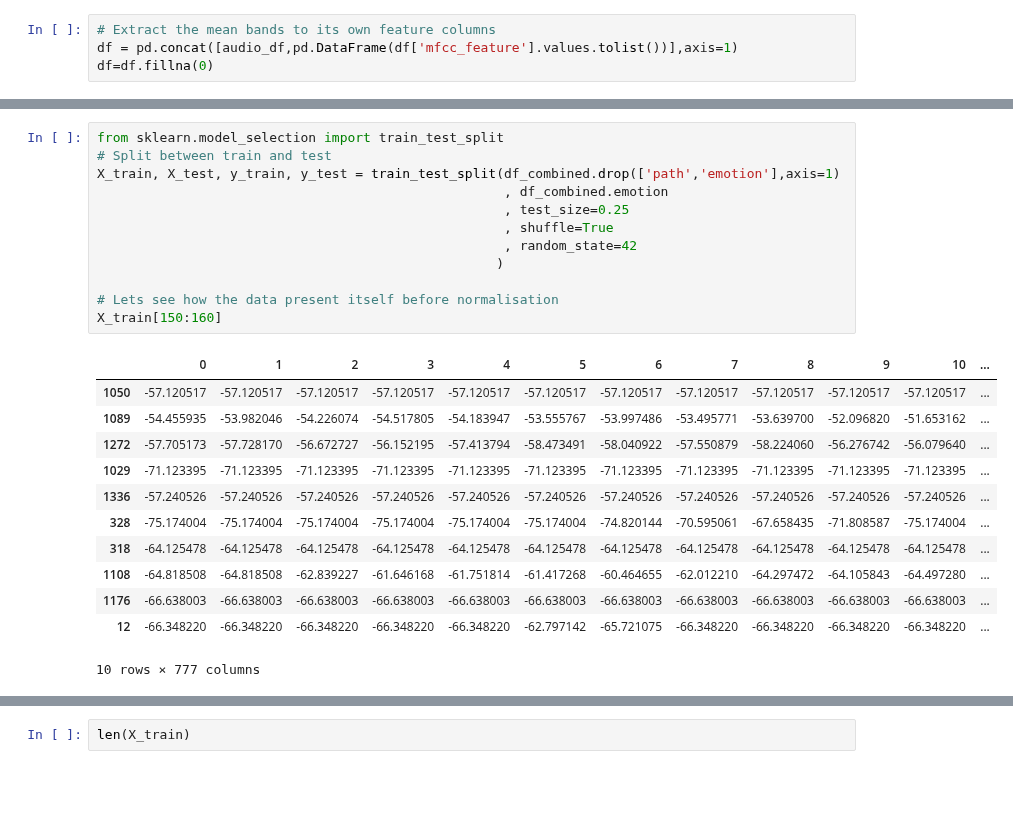
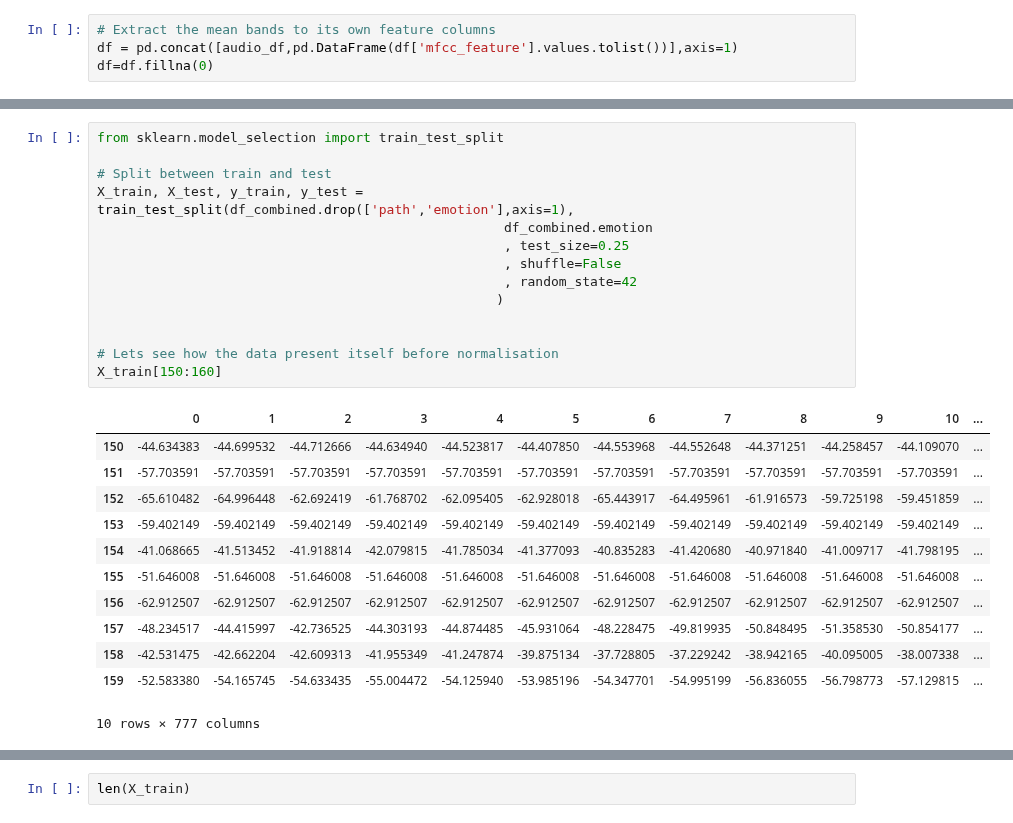
Before and after one commit to mkosaka1/Speech_Emotion_Recognition, a Jupyter notebook: eda_preprocessing.ipynb, the cells around one changed output, grey strips where cells are left out. Drawn from its saved outputs; the diff is of its cells as text; blank space fills up the shorter version.

```diff
--- a/eda_preprocessing.ipynb
+++ b/eda_preprocessing.ipynb
@@ -403,27 +417,29 @@ df=df.fillna(0)
 # %%
 from sklearn.model_selection import train_test_split
+
 # Split between train and test
-X_train, X_test, y_train, y_test = train_test_split(df_combined.drop(['path','emotion'],axis=1)
-                                                    , df_combined.emotion
+X_train, X_test, y_train, y_test = train_test_split(df_combined.drop(['path','emotion'],axis=1),
+                                                    df_combined.emotion
                                                     , test_size=0.25
-                                                    , shuffle=True
+                                                    , shuffle=False
                                                     , random_state=42
                                                    )
 
+
 # Lets see how the data present itself before normalisation
 X_train[150:160]
 # %% [output]
 |  | 0 | 1 | 2 | 3 | 4 | 5 | 6 | 7 | 8 | 9 | 10 | ... |
-| 1050 | -57.120517 | -57.120517 | -57.120517 | -57.120517 | -57.120517 | -57.120517 | -57.120517 | -57.120517 | -57.120517 | -57.120517 | -57.120517 | ... |
-| 1089 | -54.455935 | -53.982046 | -54.226074 | -54.517805 | -54.183947 | -53.555767 | -53.997486 | -53.495771 | -53.639700 | -52.096820 | -51.653162 | ... |
-| 1272 | -57.705173 | -57.728170 | -56.672727 | -56.152195 | -57.413794 | -58.473491 | -58.040922 | -57.550879 | -58.224060 | -56.276742 | -56.079640 | ... |
-| 1029 | -71.123395 | -71.123395 | -71.123395 | -71.123395 | -71.123395 | -71.123395 | -71.123395 | -71.123395 | -71.123395 | -71.123395 | -71.123395 | ... |
-| 1336 | -57.240526 | -57.240526 | -57.240526 | -57.240526 | -57.240526 | -57.240526 | -57.240526 | -57.240526 | -57.240526 | -57.240526 | -57.240526 | ... |
-| 328 | -75.174004 | -75.174004 | -75.174004 | -75.174004 | -75.174004 | -75.174004 | -74.820144 | -70.595061 | -67.658435 | -71.808587 | -75.174004 | ... |
-| 318 | -64.125478 | -64.125478 | -64.125478 | -64.125478 | -64.125478 | -64.125478 | -64.125478 | -64.125478 | -64.125478 | -64.125478 | -64.125478 | ... |
-| 1108 | -64.818508 | -64.818508 | -62.839227 | -61.646168 | -61.751814 | -61.417268 | -60.464655 | -62.012210 | -64.297472 | -64.105843 | -64.497280 | ... |
-| 1176 | -66.638003 | -66.638003 | -66.638003 | -66.638003 | -66.638003 | -66.638003 | -66.638003 | -66.638003 | -66.638003 | -66.638003 | -66.638003 | ... |
-| 12 | -66.348220 | -66.348220 | -66.348220 | -66.348220 | -66.348220 | -62.797142 | -65.721075 | -66.348220 | -66.348220 | -66.348220 | -66.348220 | ... |
+| 150 | -44.634383 | -44.699532 | -44.712666 | -44.634940 | -44.523817 | -44.407850 | -44.553968 | -44.552648 | -44.371251 | -44.258457 | -44.109070 | ... |
+| 151 | -57.703591 | -57.703591 | -57.703591 | -57.703591 | -57.703591 | -57.703591 | -57.703591 | -57.703591 | -57.703591 | -57.703591 | -57.703591 | ... |
+| 152 | -65.610482 | -64.996448 | -62.692419 | -61.768702 | -62.095405 | -62.928018 | -65.443917 | -64.495961 | -61.916573 | -59.725198 | -59.451859 | ... |
+| 153 | -59.402149 | -59.402149 | -59.402149 | -59.402149 | -59.402149 | -59.402149 | -59.402149 | -59.402149 | -59.402149 | -59.402149 | -59.402149 | ... |
+| 154 | -41.068665 | -41.513452 | -41.918814 | -42.079815 | -41.785034 | -41.377093 | -40.835283 | -41.420680 | -40.971840 | -41.009717 | -41.798195 | ... |
+| 155 | -51.646008 | -51.646008 | -51.646008 | -51.646008 | -51.646008 | -51.646008 | -51.646008 | -51.646008 | -51.646008 | -51.646008 | -51.646008 | ... |
+| 156 | -62.912507 | -62.912507 | -62.912507 | -62.912507 | -62.912507 | -62.912507 | -62.912507 | -62.912507 | -62.912507 | -62.912507 | -62.912507 | ... |
+| 157 | -48.234517 | -44.415997 | -42.736525 | -44.303193 | -44.874485 | -45.931064 | -48.228475 | -49.819935 | -50.848495 | -51.358530 | -50.854177 | ... |
+| 158 | -42.531475 | -42.662204 | -42.609313 | -41.955349 | -41.247874 | -39.875134 | -37.728805 | -37.229242 | -38.942165 | -40.095005 | -38.007338 | ... |
+| 159 | -52.583380 | -54.165745 | -54.633435 | -55.004472 | -54.125940 | -53.985196 | -54.347701 | -54.995199 | -56.836055 | -56.798773 | -57.129815 | ... |
 10 rows × 777 columns
 # %%
 df_combined[df_combined.index.duplicated()]
```
Also changed, not shown: parts of 39 cells of this notebook.
